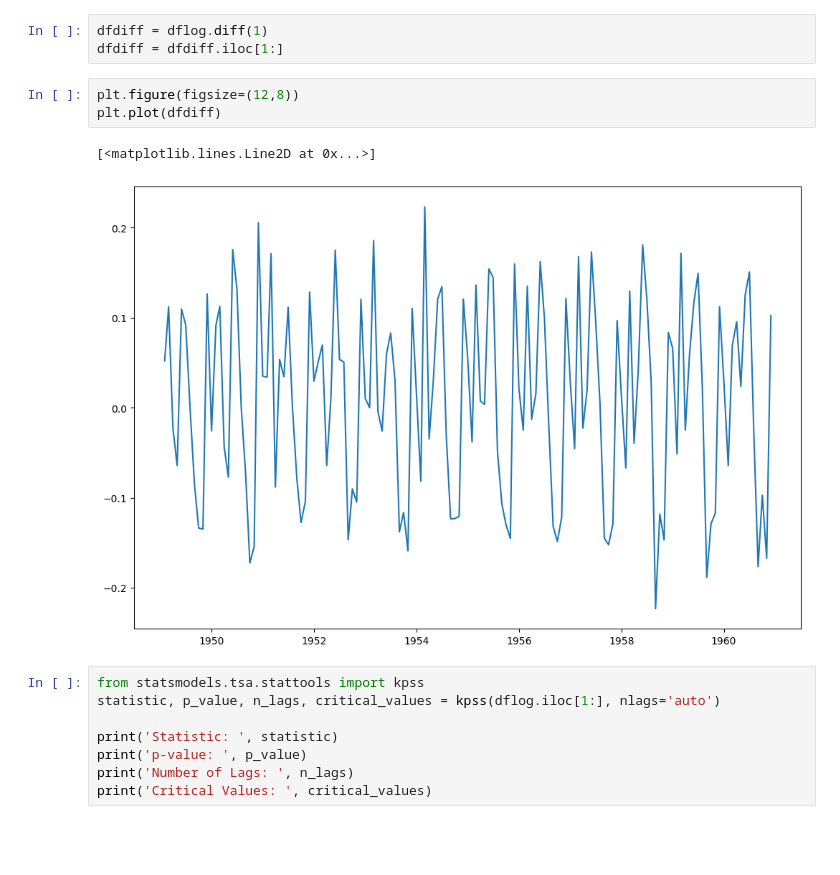
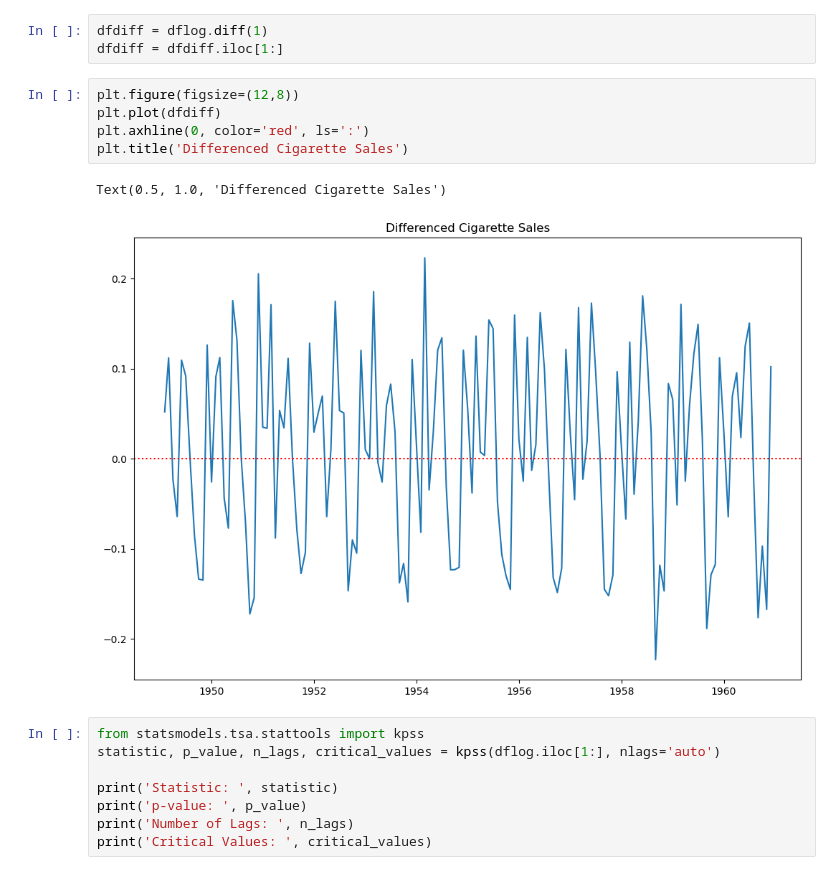
Before and after one commit to frankfletcher/Springboard-Data-Science, a Jupyter notebook: Module 21.1 - Cowboys and Cigrettes Case Study/Cowboy Cigarettes Case Study - Tier 3-FrankFletcher-better-version.ipynb, the cells around one changed output. Cells and saved outputs as stored; diff of their text form; blank space fills up the shorter version.

```diff
--- a/Module 21.1 - Cowboys and Cigrettes Case Study/Cowboy Cigarettes Case Study - Tier 3-FrankFletcher-better-version.ipynb
+++ b/Module 21.1 - Cowboys and Cigrettes Case Study/Cowboy Cigarettes Case Study - Tier 3-FrankFletcher-better-version.ipynb
@@ -430,9 +436,11 @@ dfdiff = dfdiff.iloc[1:]
 # %%
 plt.figure(figsize=(12,8))
 plt.plot(dfdiff)
+plt.axhline(0, color='red', ls=':')
+plt.title('Differenced Cigarette Sales')
 # %% [output]
-[<matplotlib.lines.Line2D at 0x...>]
+Text(0.5, 1.0, 'Differenced Cigarette Sales')
-[figure, old version]
+[figure, new version]
 # %%
 from statsmodels.tsa.stattools import kpss
 statistic, p_value, n_lags, critical_values = kpss(dflog.iloc[1:], nlags='auto')
```
Also changed, not shown: parts of 9 cells of this notebook.
